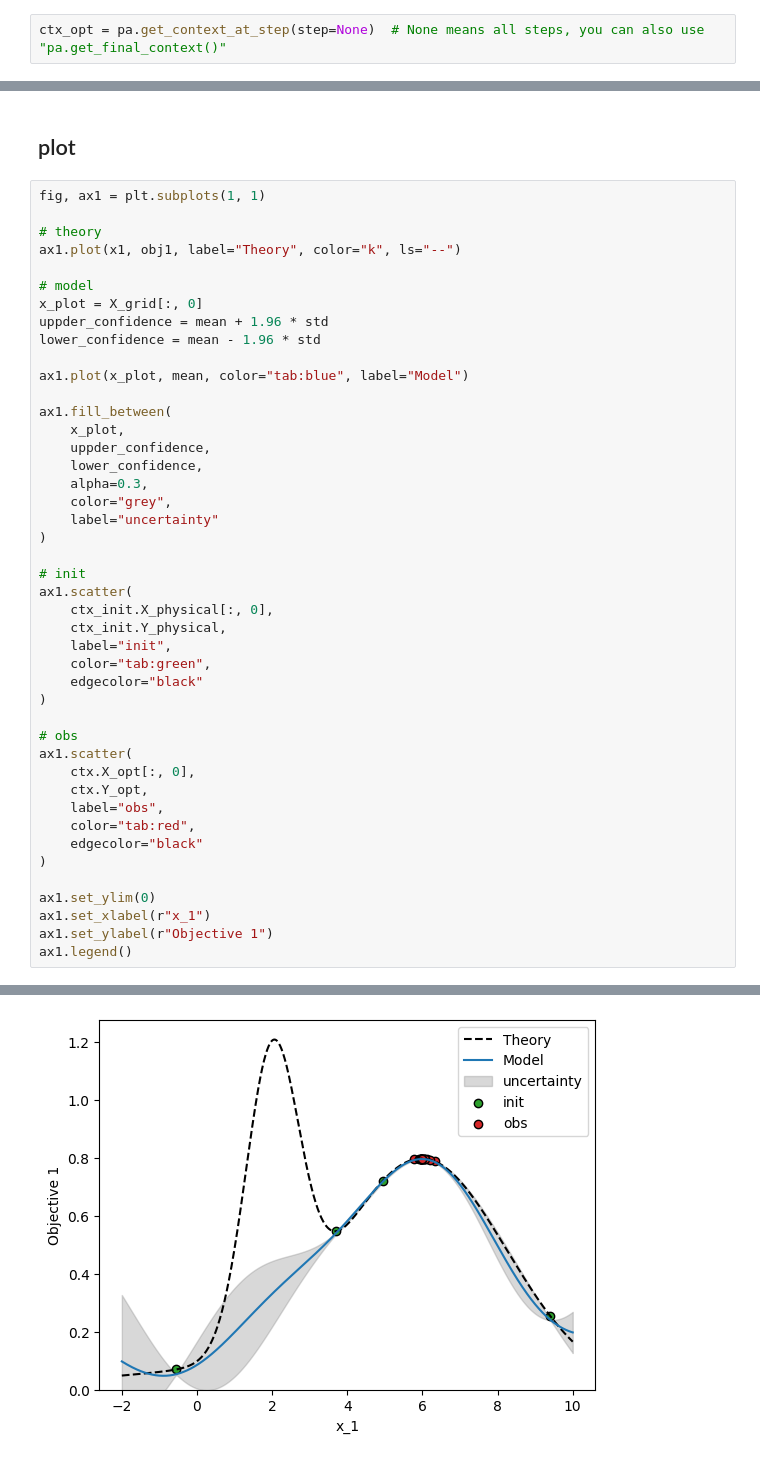
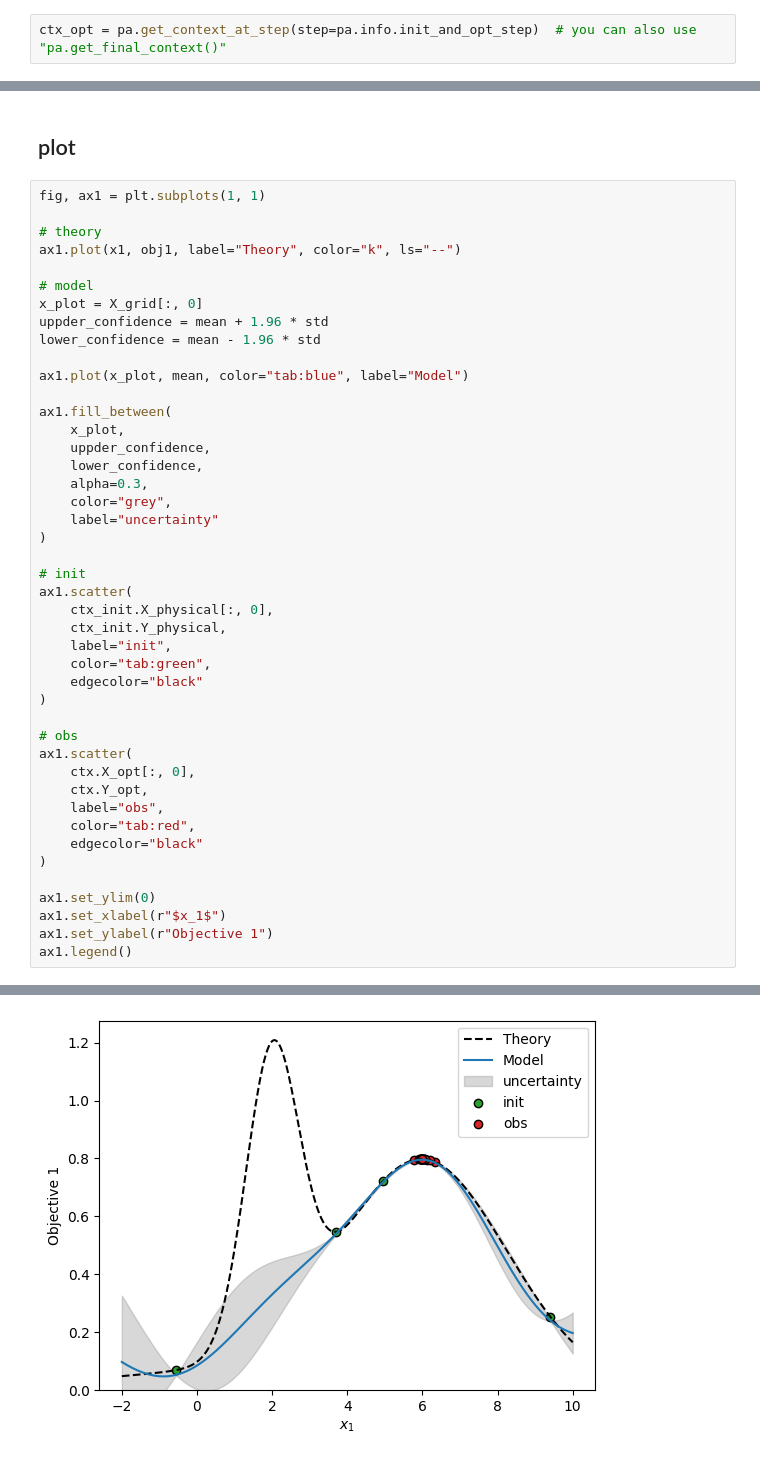
Before and after one commit to SemionTche/laplace_opt, a Jupyter notebook: examples/1i_1o.ipynb, the cells around one changed output, grey strips where cells are left out. Drawn from its saved outputs; the diff is of its cells as text.

```diff
--- a/examples/1i_1o.ipynb
+++ b/examples/1i_1o.ipynb
@@ -77,7 +77,7 @@ To get the points proposed by the optimization, we can create the context at the
 
 Then we can use `ctx_opt.X_obs` to get the input proposed by the optimization
 # %%
-ctx_opt = pa.get_context_at_step(step=None)  # None means all steps, you can also use "pa.get_final_context()"
+ctx_opt = pa.get_context_at_step(step=pa.info.init_and_opt_step)  # you can also use "pa.get_final_context()"
 # %% [output]
 Context created.
 Observation added: x=[3.7012863159179688, 4.0], y=[0.5470435619354248], shot_number=2
@@ -348,32 +341,32 @@ ax1.fill_between(
     uppder_confidence,
     lower_confidence,
     alpha=0.3,
     color="grey",
     label="uncertainty"
 )
 
 # init
 ax1.scatter(
     ctx_init.X_physical[:, 0],
     ctx_init.Y_physical,
     label="init",
     color="tab:green",
     edgecolor="black"
 )
 
 # obs
 ax1.scatter(
     ctx.X_opt[:, 0],
     ctx.Y_opt,
     label="obs",
     color="tab:red",
     edgecolor="black"
 )
 
 ax1.set_ylim(0)
-ax1.set_xlabel(r"x_1")
+ax1.set_xlabel(r"$x_1$")
 ax1.set_ylabel(r"Objective 1")
 ax1.legend()
 # %% [output]
 <matplotlib.legend.Legend at 0x...>
-[figure, old version]
+[figure, new version]
```
Also changed, not shown: parts of 6 cells of this notebook, 8 other files.
